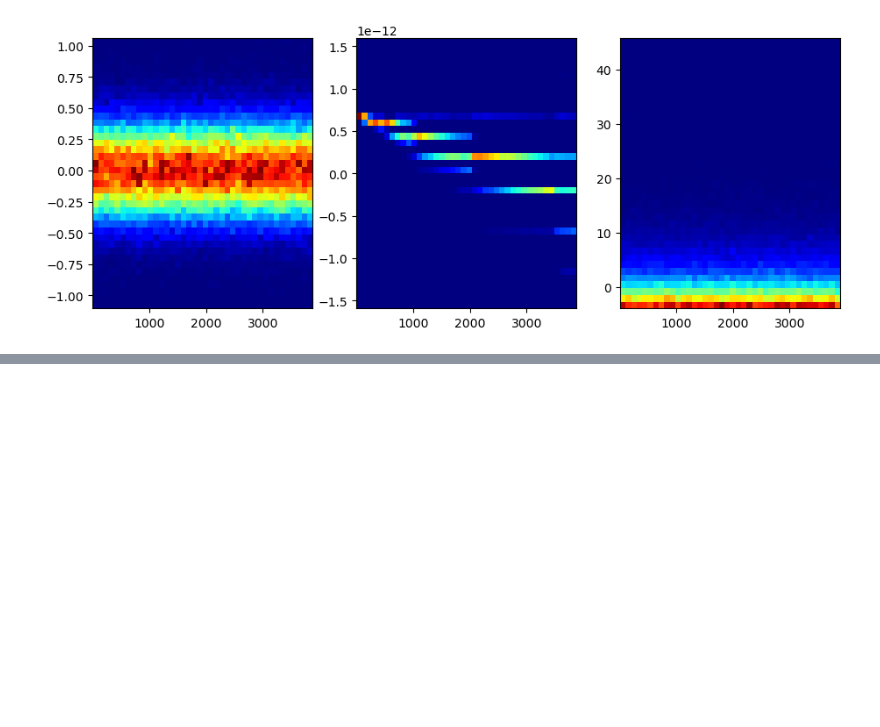
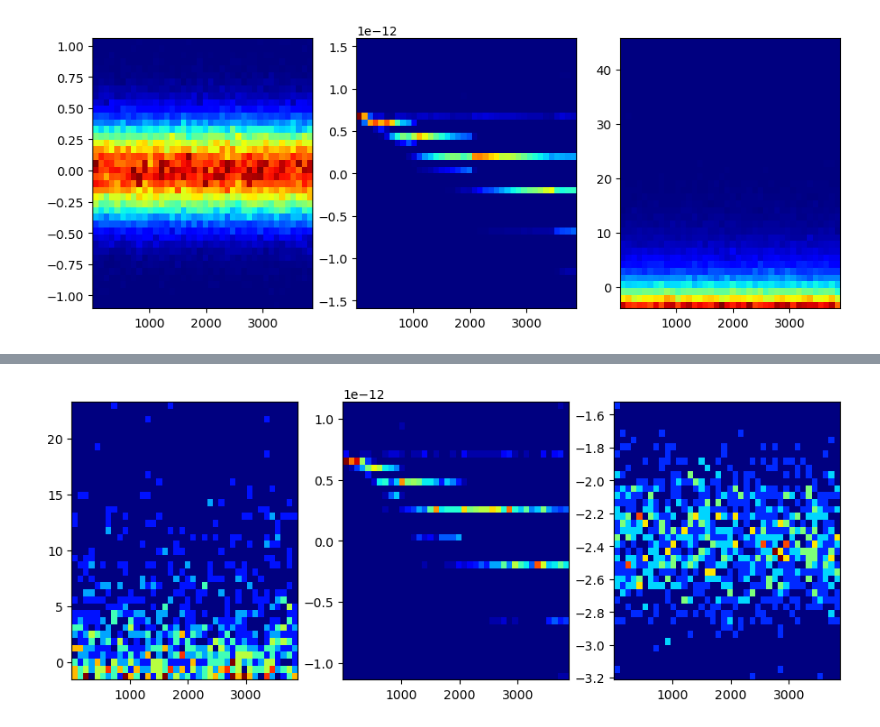
Before and after one commit to aakashks/dsg-lecture-assignments-aks, a Jupyter notebook: aakashks/assMath/2B-q2.ipynb, the cells around one changed output, grey strips where cells are left out. Cells and saved outputs as stored; diff of their text form; code cells hidden in the pictures; blank space fills up the shorter version.

```diff
--- a/aakashks/assMath/2B-q2.ipynb
+++ b/aakashks/assMath/2B-q2.ipynb
@@ -81,0 +109,7 @@ the error in training set A is likely from guassian distribution
+# %%
+fig, axes = plt.subplots(1,3, figsize=(11,4))
+
+for i in range(3):
+    axes[i].hist2d(test[i].y, test[i].error, (40, 40), cmap='jet')
+# %% [output]
+[figure, added]
```
Also changed, not shown: parts of 18 cells of this notebook.
